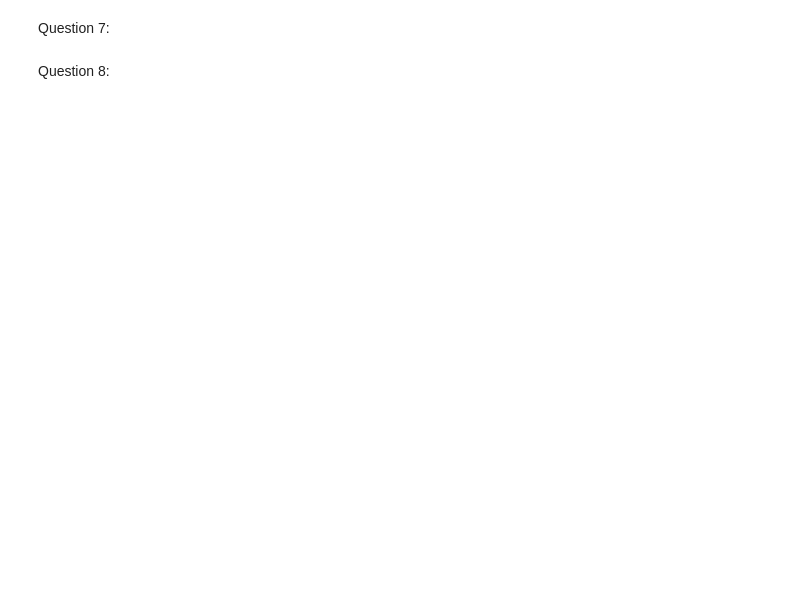
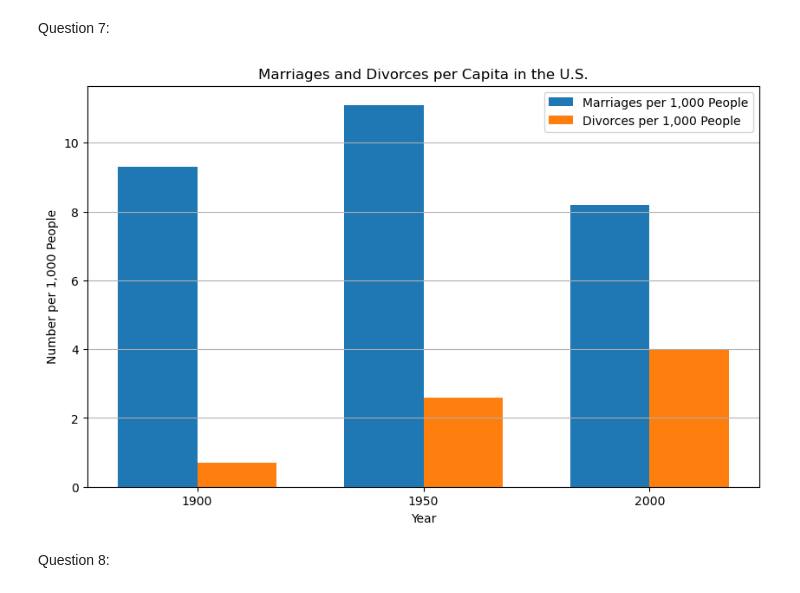
Before and after one commit to bobalaluGC/Babatunde.Obalalu.BDAT1004PS3, a Jupyter notebook: Babatunde.Obalalu.BDAT1004PS3.ipynb, the cells around one changed output. Saved outputs shown, nothing was run; the diff lists cells and outputs as text; code cells hidden in the pictures; blank space fills up the shorter version.

```diff
--- a/Babatunde.Obalalu.BDAT1004PS3.ipynb
+++ b/Babatunde.Obalalu.BDAT1004PS3.ipynb
@@ -165,4 +319,36 @@ Question 6:
 # %% [markdown]
 Question 7:
+# %%
+import numpy as np
+
+# Data for marriages and divorces per capita in the U.S. (per 1,000 people) for selected years
+years = ['1900', '1950', '2000']
+marriages = [9.3, 11.1, 8.2]
+divorces = [0.7, 2.6, 4.0]
+
+# Set the positions of the bars on the x-axis
+x = np.arange(len(years))
+
+# Set width of the bars
+width = 0.35
+
+# Create the plot
+plt.figure(figsize = (10, 6))
+plt.bar(x - width/2, marriages, width, label='Marriages per 1,000 People')
+plt.bar(x + width/2, divorces, width, label='Divorces per 1,000 People')
+
+# Add labels, title, and legend
+plt.xlabel('Year')
+plt.ylabel('Number per 1,000 People')
+plt.title('Marriages and Divorces per Capita in the U.S.')
+plt.xticks(x, years)
+plt.legend()
+
+plt.grid(axis='y')
+
+# Display the plot
+plt.show()
+# %% [output]
+[figure, added]
 # %% [markdown]
 Question 8:
```
Also changed, not shown: parts of 8 cells of this notebook.
